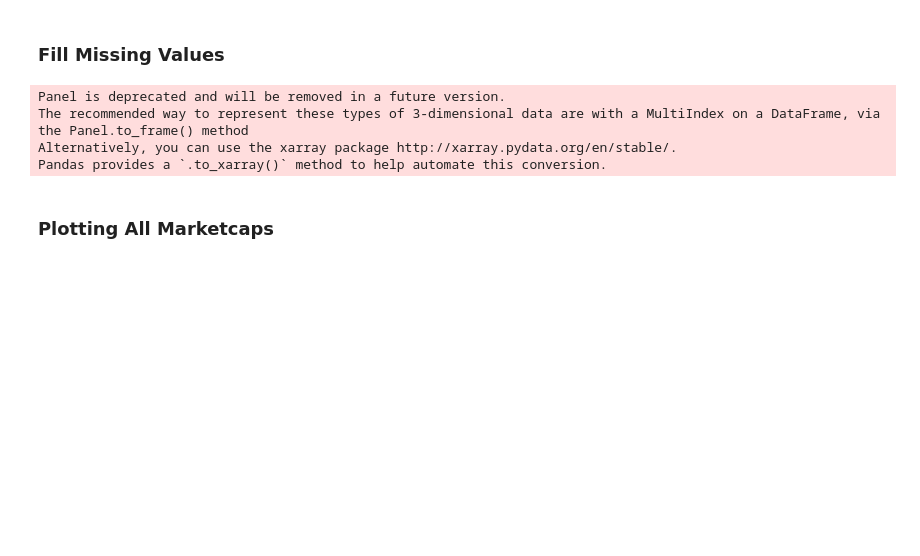
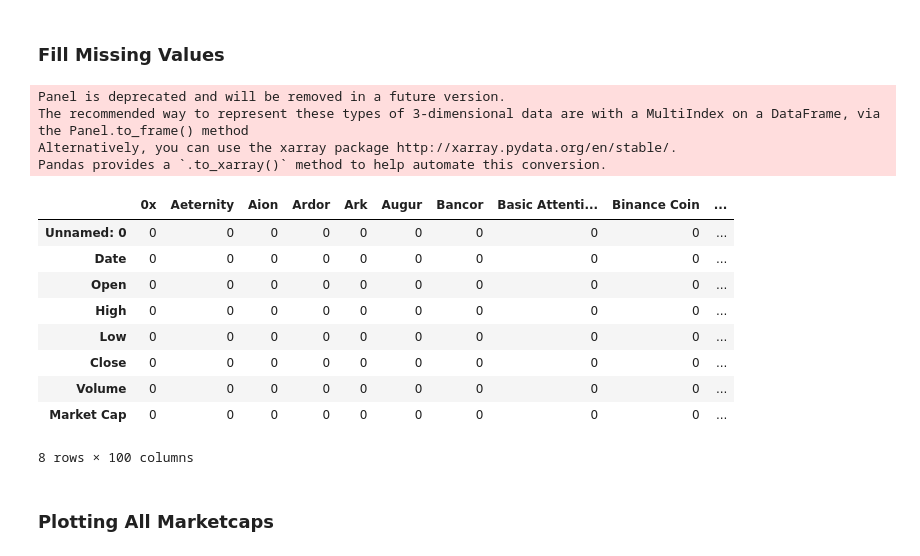
Before and after one commit to Jaskaran23/733Project, a Jupyter notebook: CryptViz/deepTech.ipynb, the cells around one changed output. Drawn from its saved outputs; the diff is of its cells as text; code cells hidden in the pictures; blank space fills up the shorter version.

```diff
--- a/CryptViz/deepTech.ipynb
+++ b/CryptViz/deepTech.ipynb
@@ -47,18 +65,33 @@ price_tensor.shape
 # %% [markdown]
 ### Fill Missing Values
 # %%
+# Date column is the same for every coin, copy from Bitcoin which we know has all its data
 for coin in price_tensor:
     price_tensor[coin]['Date'] = price_tensor['Bitcoin']['Date']
-price_tensor = price_tensor.fillna(0)
 
 # Some missing values are encoded with '-'
 price_tensor = price_tensor.replace('-', np.nan)
-#price_tensor.ffill()
+
+# price_tensor = price_tensor.fillna(1)
+price_tensor = price_tensor.ffill()
+
+# Check to see if any null remain
+price_tensor.isna().sum()
 # %% [output]
 Panel is deprecated and will be removed in a future version.
 The recommended way to represent these types of 3-dimensional data are with a MultiIndex on a DataFrame, via the Panel.to_frame() method
 Alternatively, you can use the xarray package http://xarray.pydata.org/en/stable/.
 Pandas provides a `.to_xarray()` method to help automate this conversion.
+|  | 0x | Aeternity | Aion | Ardor | Ark | Augur | Bancor | Basic Attenti... | Binance Coin | ... |
+| Unnamed: 0 | 0 | 0 | 0 | 0 | 0 | 0 | 0 | 0 | 0 | ... |
+| Date | 0 | 0 | 0 | 0 | 0 | 0 | 0 | 0 | 0 | ... |
+| Open | 0 | 0 | 0 | 0 | 0 | 0 | 0 | 0 | 0 | ... |
+| High | 0 | 0 | 0 | 0 | 0 | 0 | 0 | 0 | 0 | ... |
+| Low | 0 | 0 | 0 | 0 | 0 | 0 | 0 | 0 | 0 | ... |
+| Close | 0 | 0 | 0 | 0 | 0 | 0 | 0 | 0 | 0 | ... |
+| Volume | 0 | 0 | 0 | 0 | 0 | 0 | 0 | 0 | 0 | ... |
+| Market Cap | 0 | 0 | 0 | 0 | 0 | 0 | 0 | 0 | 0 | ... |
+8 rows × 100 columns
 # %% [markdown]
 ### Plotting All Marketcaps
 # %%
```
Also changed, not shown: parts of 11 cells of this notebook, 17 other files.
